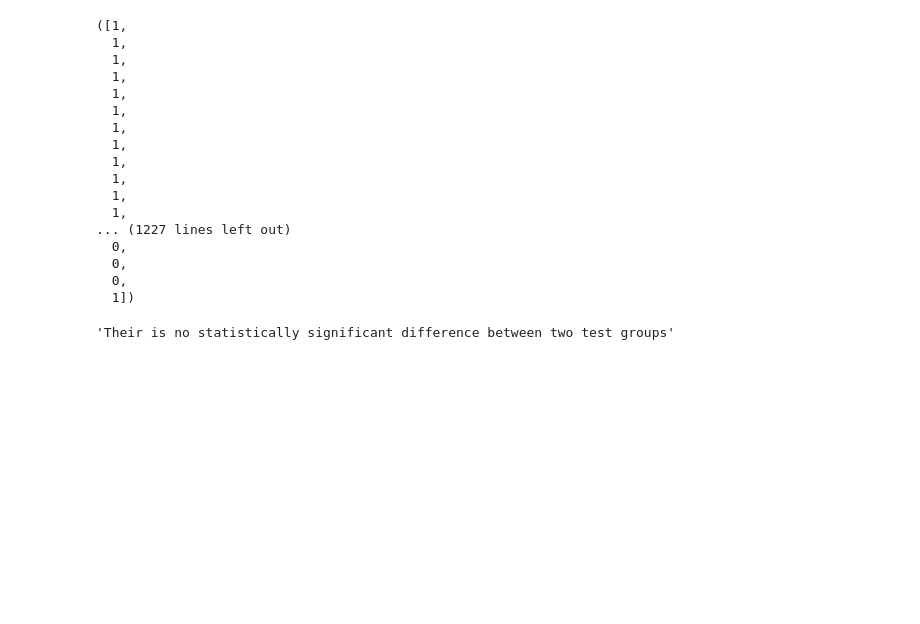
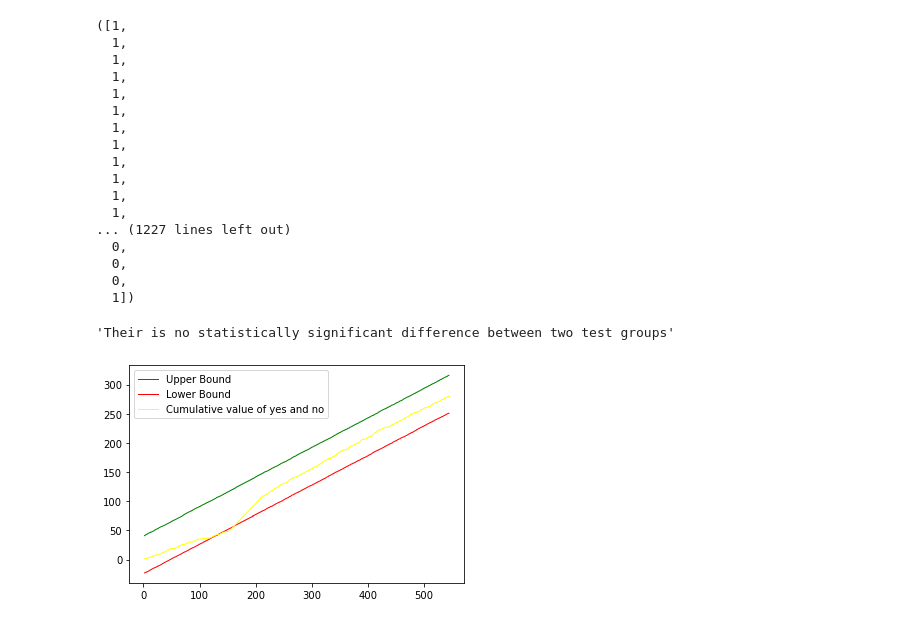
Before and after one commit to 10AcademyAbtestingProject/smartAd-abtesting, a Jupyter notebook: Notebooks/Sequential A-B Testing.ipynb, the cells around one changed output. Cells and saved outputs as stored; diff of their text form; code cells hidden in the pictures; blank space fills up the shorter version.

Commit message:
Add function to plot the result

```diff
--- a/Notebooks/Sequential A-B Testing.ipynb
+++ b/Notebooks/Sequential A-B Testing.ipynb
@@ -299,3 +299,14 @@ result = conditional_sprt.ConditionalSPRT(x=conditional_sprt.x,y=conditional_spr
 result[0]
 # %% [output]
 'Their is no statistically significant difference between two test groups'
+# %%
+#Plotting the result
+limits = result[10]
+lower_limit = limits[:, 0]
+upper_limit = limits[:,1]
+x1 = result[7]
+r = result[8]
+# %%
+helper.plot_cumulative(upper_limit, lower_limit, r, x1)
+# %% [output]
+[figure, added]
```
Also changed, not shown: 1 other file.
